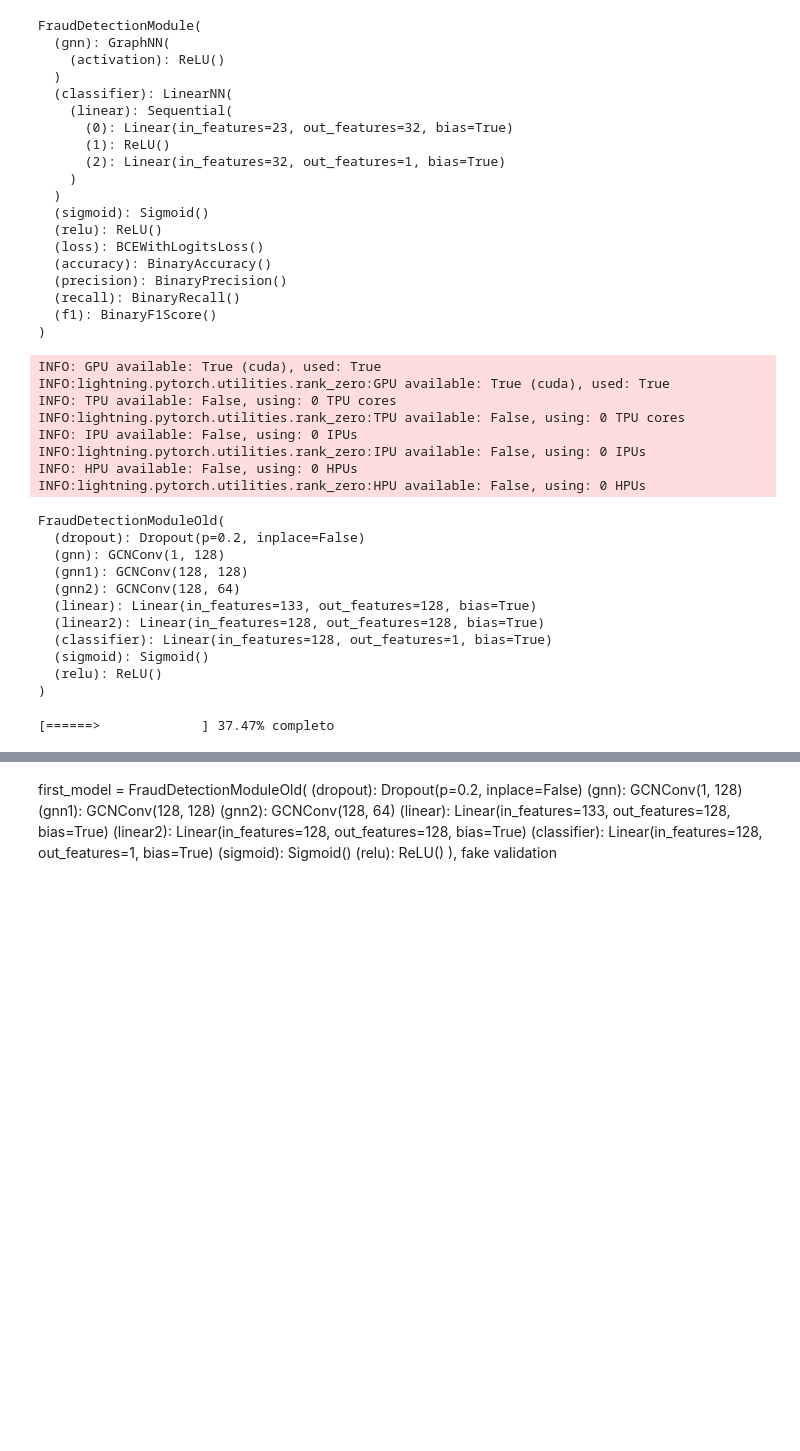
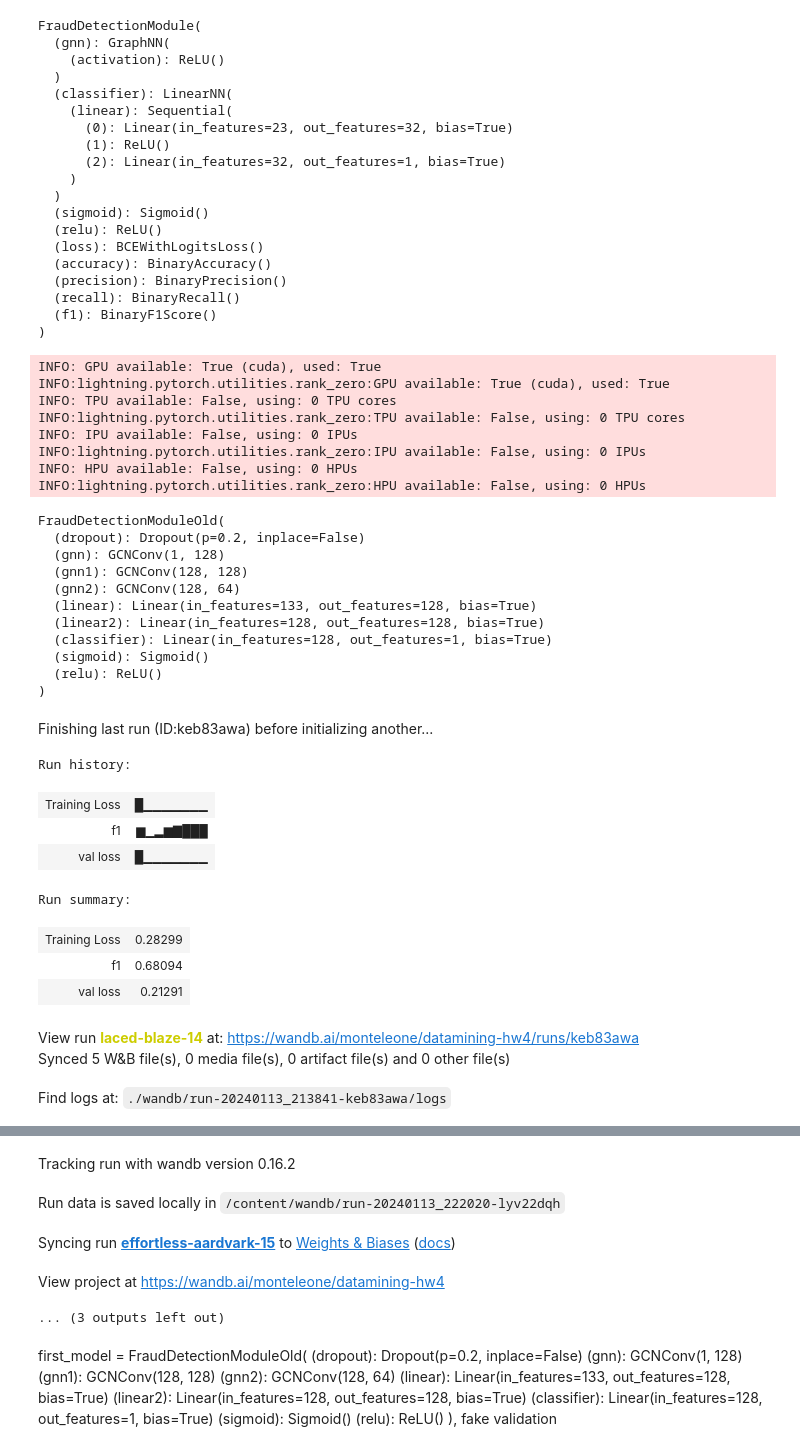
Before and after one commit to monteleone-1883922/hw4_datamining, a Jupyter notebook: DM_Homework_4__1883922_Alessandro_Monteleone/graph_based_fraud_detection_system.ipynb, the cells around one changed output, grey strips where cells are left out. Saved outputs shown, nothing was run; the diff lists cells and outputs as text; code cells hidden in the pictures; blank space fills up the shorter version.

Commit message:
validation true

```diff
--- a/DM_Homework_4__1883922_Alessandro_Monteleone/graph_based_fraud_detection_system.ipynb
+++ b/DM_Homework_4__1883922_Alessandro_Monteleone/graph_based_fraud_detection_system.ipynb
@@ -325,12 +328,12 @@ class FraudDetectionDataset(Dataset):
 
     def get_dataloader(self, batch_size, pos_num):
       self.pos_num = pos_num
-      return DataLoader(self, batch_size=batch_size, shuffle=False, collate_fn = self.collate)
+      return DataLoader(self, batch_size=batch_size, shuffle=True, collate_fn = self.collate)
 # %%
 class FraudDetectionDatasetUndersampling(Dataset):
 
     def __init__(self,neg_data, pos_data,device, neg_perc):
-      neg_data = neg_data.sample(int(len(self.neg_data)*neg_perc))
+      neg_data = neg_data.sample(int(len(neg_data)*neg_perc))
 
       self.data = pl.concat([pos_data, neg_data])
       self.device = device
@@ -363,7 +366,7 @@ class FraudDetectionDatasetUndersampling(Dataset):
 
     def get_dataloader(self, batch_size, pos_num):
       self.pos_num = pos_num
-      return DataLoader(self, batch_size=batch_size, shuffle=False, collate_fn = self.collate)
+      return DataLoader(self, batch_size=batch_size, shuffle=True, collate_fn = self.collate)
 # %%
 def train(model, epochs, train_dataloader, val_dataloader, loss, optimizer, f1,model_name, scheduler=None):
   best_f1 = 0
@@ -388,8 +391,9 @@ def train(model, epochs, train_dataloader, val_dataloader, loss, optimizer, f1,m
     val_loss, f1_score = validate(model, val_dataloader,loss,f1)
     if f1_score > best_f1:
       best_f1 = f1_score
-      torch.save(model.state_dict(), "models/"+ model_name + ".pth")
 
+      torch.save(model.state_dict(), "models/"+ model_name + "_f1=" + str(float(best_f1)) + ".pth")
+    wndb.log({"Training Loss": sum(train_loss_epoch)/len(train_loss_epoch), "f1": f1_score, "val loss": val_loss})
     print(f'Epoch [{epoch+1}/{epochs}], Training Loss: {sum(train_loss_epoch)/len(train_loss_epoch)}, Validation Loss: {val_loss}, f1 score = {f1_score}')
 
 
@@ -746,7 +750,7 @@ train_dataset =  FraudDetectionDataset(train_set[0], train_set[1], DEVICE)
 validation_dataset =  FraudDetectionDatasetUndersampling(validation_set[0], validation_set[1], DEVICE,1)
 
 train_loader = train_dataset.get_dataloader(NEG_SIZE,POS_SIZE)
-validation_loader = validation_dataset.get_dataloader(512,100)
+validation_loader = validation_dataset.get_dataloader(1000,100)
 # %%
 gnn = GraphNN(IN_GNN, OUT_GNN, H_GNN, DEEP_GNN, ACTIVATION_GNN, DEVICE)
 linear = LinearNN(IN_NN, OUT_NN, H_NN, DEEP_NN, ACTIVATION_NN)
@@ -822,7 +826,27 @@ FraudDetectionModuleOld(
   (relu): ReLU()
 )
 # %%
-optimizer = torch.optim.Adam(model.parameters(), lr=1e-4)
-train(model,20,train_loader,validation_loader,nn.BCEWithLogitsLoss(), optimizer, torchmetrics.classification.BinaryF1Score().to(DEVICE),"first_model",torch.optim.lr_scheduler.MultiStepLR(optimizer, milestones=[3], gamma=0.2) )
+wndb.init(
+    project="datamining-hw4",
+
+    # track hyperparameters and run metadata
+    config={
+    "learning_rate": LR ,
+    "weight decay": WD
+    })
+optimizer = torch.optim.Adam(model.parameters(), lr=1e-4, weight_decay=WD)
+train(model,20,train_loader,validation_loader,nn.BCEWithLogitsLoss(), optimizer, torchmetrics.classification.BinaryF1Score().to(DEVICE),"third_model",torch.optim.lr_scheduler.MultiStepLR(optimizer, milestones=[5], gamma=0.2) )
+wndb.finish()
 # %% [output]
+Finishing last run (ID:keb83awa) before initializing another...
-[======>             ] 37.47% completo
+Run history:
+| Training Loss | █▁▁▁▁▁▁▁ |
+| f1 | ▆▁▂▆▇███ |
+| val loss | █▁▁▁▁▁▁▁ |
+Run summary:
+| Training Loss | 0.28299 |
+| f1 | 0.68094 |
+| val loss | 0.21291 |
+View run laced-blaze-14 at: https://wandb.ai/monteleone/datamining-hw4/runs/keb83awa
+Synced 5 W&B file(s), 0 media file(s), 0 artifact file(s) and 0 other file(s)
+Find logs at: ./wandb/run-20240113_213841-keb83awa/logs
@@ -829,3 +854,8 @@ train(model,20,train_loader,validation_loader,nn.BCEWithLogitsLoss(), optimizer,
+Tracking run with wandb version 0.16.2
+Run data is saved locally in /content/wandb/run-20240113_222020-lyv22dqh
+Syncing run effortless-aardvark-15 to Weights & Biases (docs)
+View project at https://wandb.ai/monteleone/datamining-hw4
+... (3 outputs left out)
 # %% [markdown]
 first_model =       FraudDetectionModuleOld(
         (dropout): Dropout(p=0.2, inplace=False)
```
Also changed, not shown: parts of 2 cells of this notebook.
